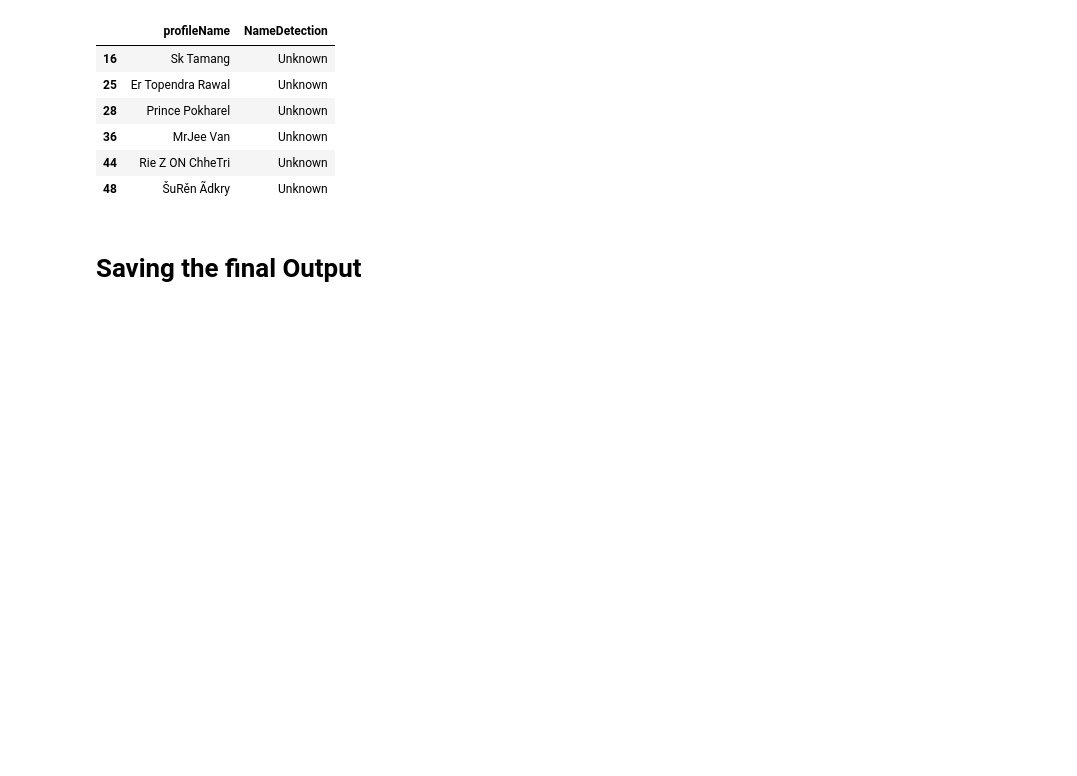
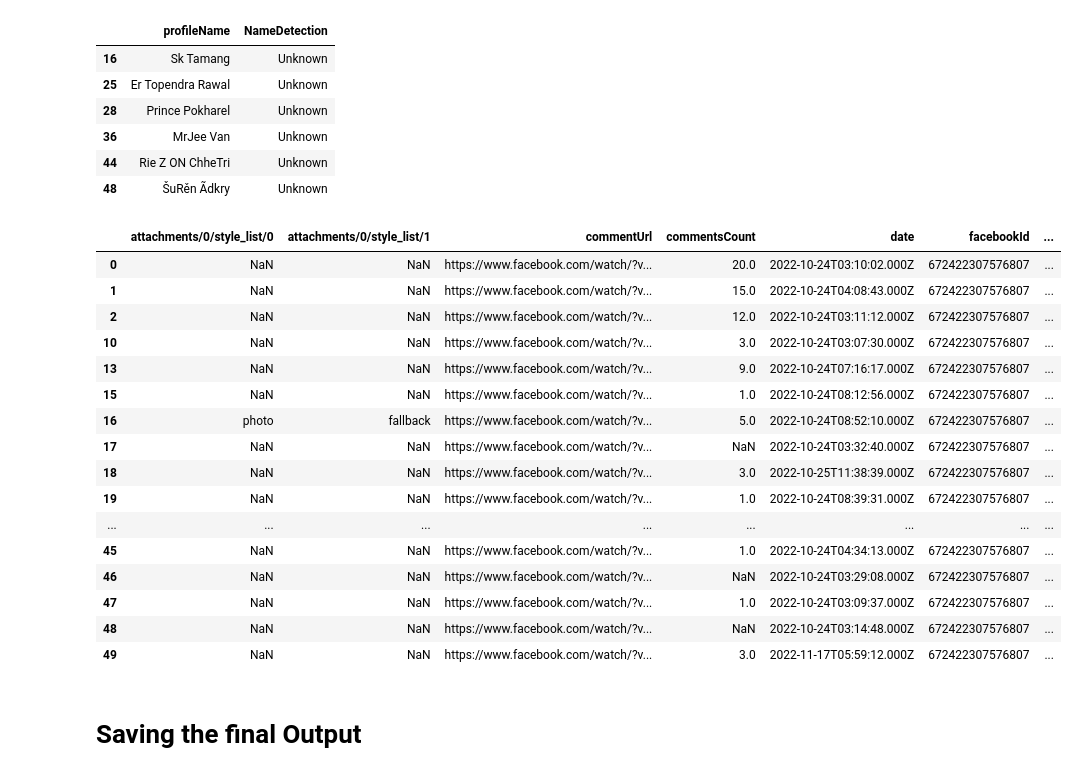
Before and after one commit to SamirWagle/NepSense, a Jupyter notebook: Profanity Detection/ProfanityFilter.ipynb, the cells around one changed output. Saved outputs shown, nothing was run; the diff lists cells and outputs as text; code cells hidden in the pictures; blank space fills up the shorter version.

```diff
--- a/Profanity Detection/ProfanityFilter.ipynb
+++ b/Profanity Detection/ProfanityFilter.ipynb
@@ -463,6 +539,26 @@ Name: count, dtype: int64
 | 36 | MrJee Van | Unknown |
 | 44 | Rie Z ON ChheTri | Unknown |
 | 48 | ŠuRěn Ãdkry | Unknown |
+# %%
+filtered_df
+# %% [output]
+|  | attachments/0/style_list/0 | attachments/0/style_list/1 | commentUrl | commentsCount | date | facebookId | ... |
+| 0 | NaN | NaN | https://www.facebook.com/watch/?v... | 20.0 | 2022-10-24T03:10:02.000Z | 672422307576807 | ... |
+| 1 | NaN | NaN | https://www.facebook.com/watch/?v... | 15.0 | 2022-10-24T04:08:43.000Z | 672422307576807 | ... |
+| 2 | NaN | NaN | https://www.facebook.com/watch/?v... | 12.0 | 2022-10-24T03:11:12.000Z | 672422307576807 | ... |
+| 10 | NaN | NaN | https://www.facebook.com/watch/?v... | 3.0 | 2022-10-24T03:07:30.000Z | 672422307576807 | ... |
+| 13 | NaN | NaN | https://www.facebook.com/watch/?v... | 9.0 | 2022-10-24T07:16:17.000Z | 672422307576807 | ... |
+| 15 | NaN | NaN | https://www.facebook.com/watch/?v... | 1.0 | 2022-10-24T08:12:56.000Z | 672422307576807 | ... |
+| 16 | photo | fallback | https://www.facebook.com/watch/?v... | 5.0 | 2022-10-24T08:52:10.000Z | 672422307576807 | ... |
+| 17 | NaN | NaN | https://www.facebook.com/watch/?v... | NaN | 2022-10-24T03:32:40.000Z | 672422307576807 | ... |
+| 18 | NaN | NaN | https://www.facebook.com/watch/?v... | 3.0 | 2022-10-25T11:38:39.000Z | 672422307576807 | ... |
+| 19 | NaN | NaN | https://www.facebook.com/watch/?v... | 1.0 | 2022-10-24T08:39:31.000Z | 672422307576807 | ... |
+| ... | ... | ... | ... | ... | ... | ... | ... |
+| 45 | NaN | NaN | https://www.facebook.com/watch/?v... | 1.0 | 2022-10-24T04:34:13.000Z | 672422307576807 | ... |
+| 46 | NaN | NaN | https://www.facebook.com/watch/?v... | NaN | 2022-10-24T03:29:08.000Z | 672422307576807 | ... |
+| 47 | NaN | NaN | https://www.facebook.com/watch/?v... | 1.0 | 2022-10-24T03:09:37.000Z | 672422307576807 | ... |
+| 48 | NaN | NaN | https://www.facebook.com/watch/?v... | NaN | 2022-10-24T03:14:48.000Z | 672422307576807 | ... |
+| 49 | NaN | NaN | https://www.facebook.com/watch/?v... | 3.0 | 2022-11-17T05:59:12.000Z | 672422307576807 | ... |
 # %% [markdown]
 # Saving the final Output
 # %%
```
Also changed, not shown: parts of 9 cells of this notebook, 58 other files.
